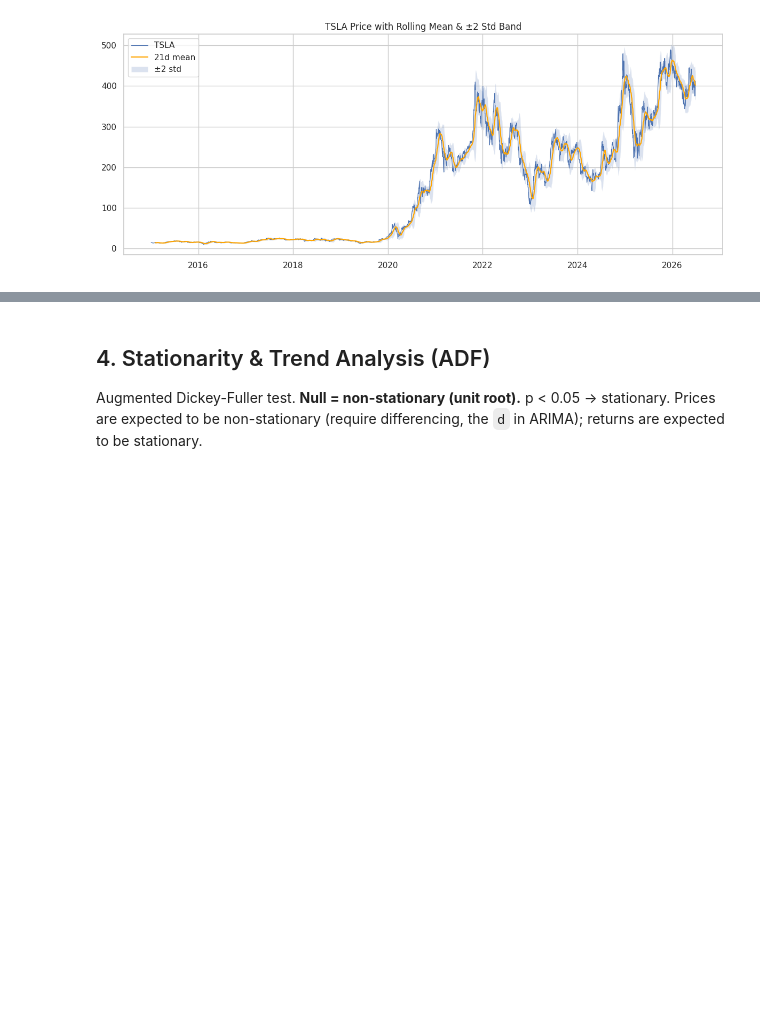
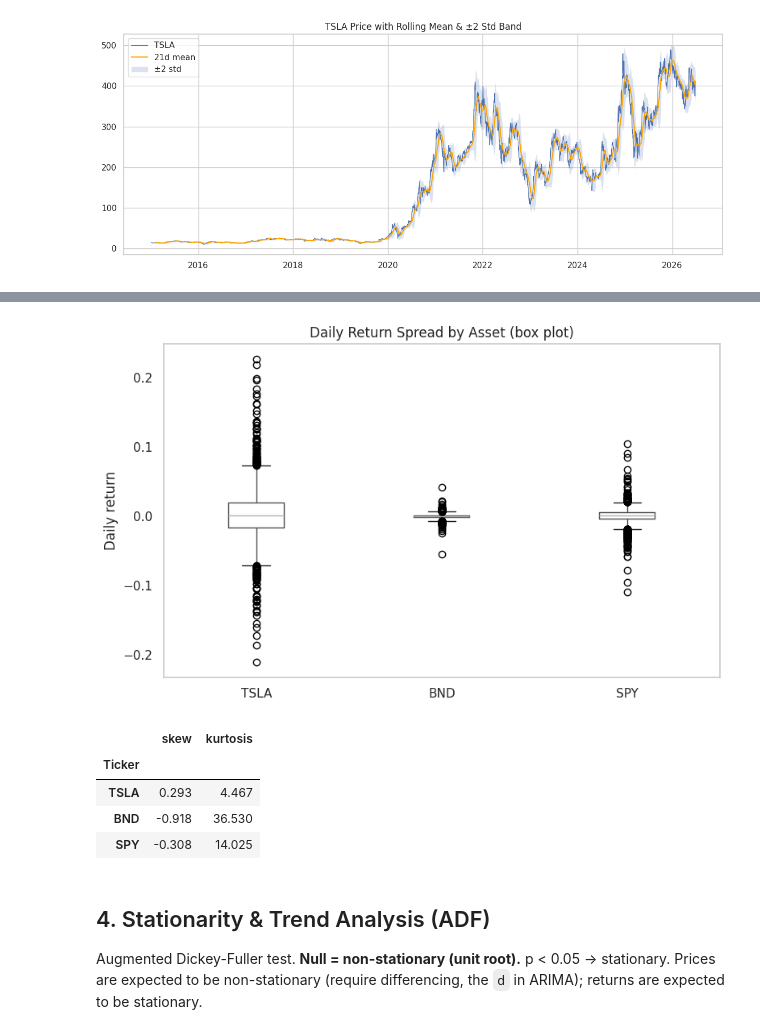
Before and after one commit to KalkidanAsfaw/portfolio-optimization, a Jupyter notebook: notebooks/01_eda_preprocessing.ipynb, the cells around one changed output, grey strips where cells are left out. Drawn from its saved outputs; the diff is of its cells as text; code cells hidden in the pictures; blank space fills up the shorter version.

```diff
--- a/notebooks/01_eda_preprocessing.ipynb
+++ b/notebooks/01_eda_preprocessing.ipynb
@@ -185,3 +215,25 @@ Top 5 extreme TSLA days:
+# %%
+# Box plot — compares spread/outliers across assets on one scale
+fig, ax = plt.subplots(figsize=(8, 5))
+returns.boxplot(ax=ax, grid=False)
+ax.set_title('Daily Return Spread by Asset (box plot)')
+ax.set_ylabel('Daily return')
+fig.tight_layout(); fig.savefig(FIG_DIR / '12_return_boxplot.png', dpi=120)
+plt.show()
+
+# Skewness & kurtosis quantify the fat tails seen above
+shape = pd.DataFrame({
+    'skew': returns.skew(),
+    'kurtosis': returns.kurtosis(),
+}).round(3)
+display(shape)
+# %% [output]
+[figure, added]
+|  | skew | kurtosis |
+| Ticker |  |  |
+| TSLA | 0.293 | 4.467 |
+| BND | -0.918 | 36.530 |
+| SPY | -0.308 | 14.025 |
 # %% [markdown]
 ## 4. Stationarity & Trend Analysis (ADF)
 Augmented Dickey-Fuller test. **Null = non-stationary (unit root).** p < 0.05 → stationary.
```
Also changed, not shown: parts of 5 cells of this notebook, 14 other files.
